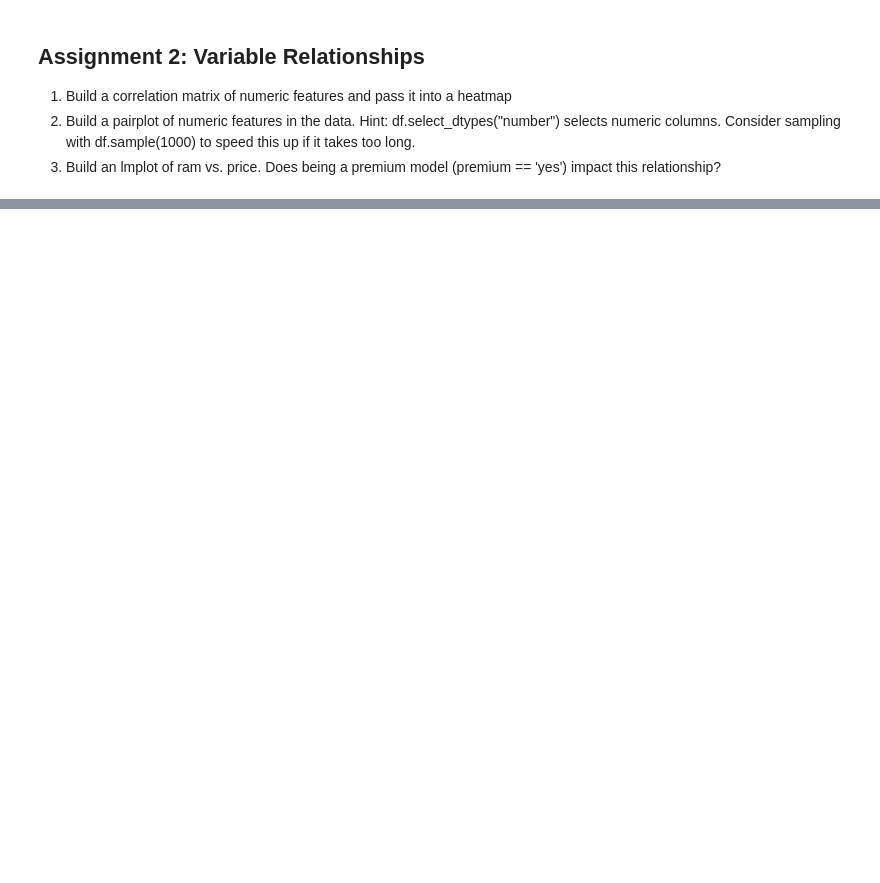
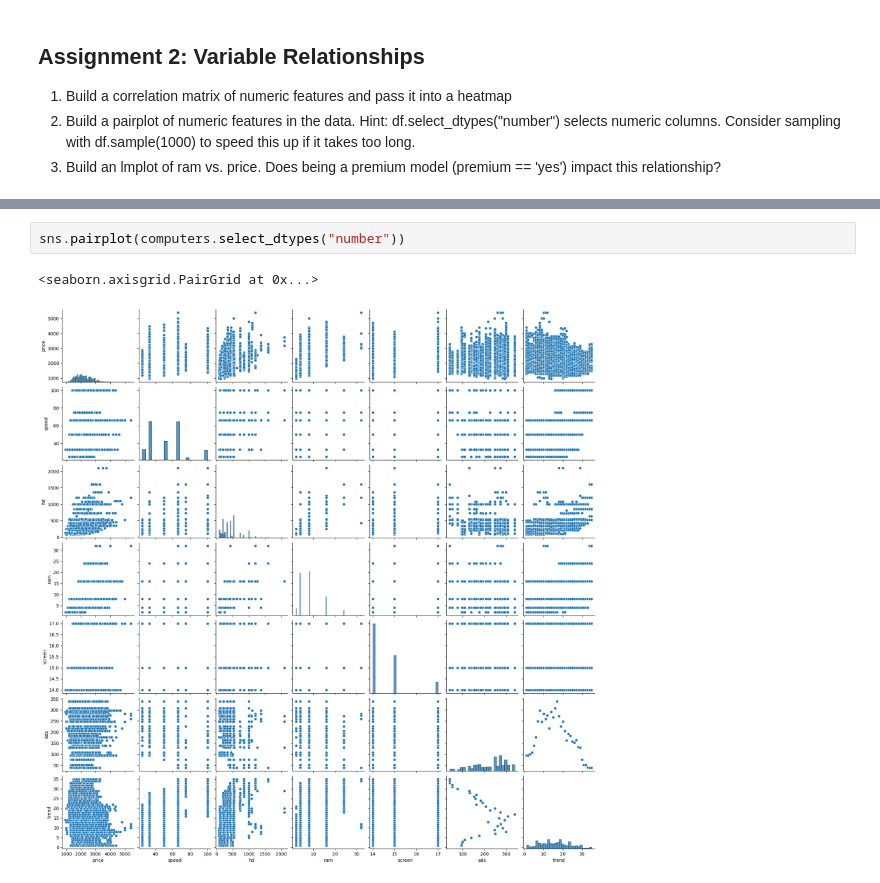
Before and after one commit to Proftg/Maven-regression, a Jupyter notebook: DataScienceinPythonRegression-230823-154628/Course Materials/Assignments/01_EDA_assignments.ipynb, the cells around one changed output, grey strips where cells are left out. Cells and saved outputs as stored; diff of their text form; blank space fills up the shorter version.

```diff
--- a/DataScienceinPythonRegression-230823-154628/Course Materials/Assignments/01_EDA_assignments.ipynb
+++ b/DataScienceinPythonRegression-230823-154628/Course Materials/Assignments/01_EDA_assignments.ipynb
@@ -87,0 +116,5 @@ for col, ax in zip(columns, ax.flat):
+# %%
+sns.pairplot(computers.select_dtypes("number"))
+# %% [output]
+<seaborn.axisgrid.PairGrid at 0x...>
+[figure, added]
```
Also changed, not shown: parts of 7 cells of this notebook.
